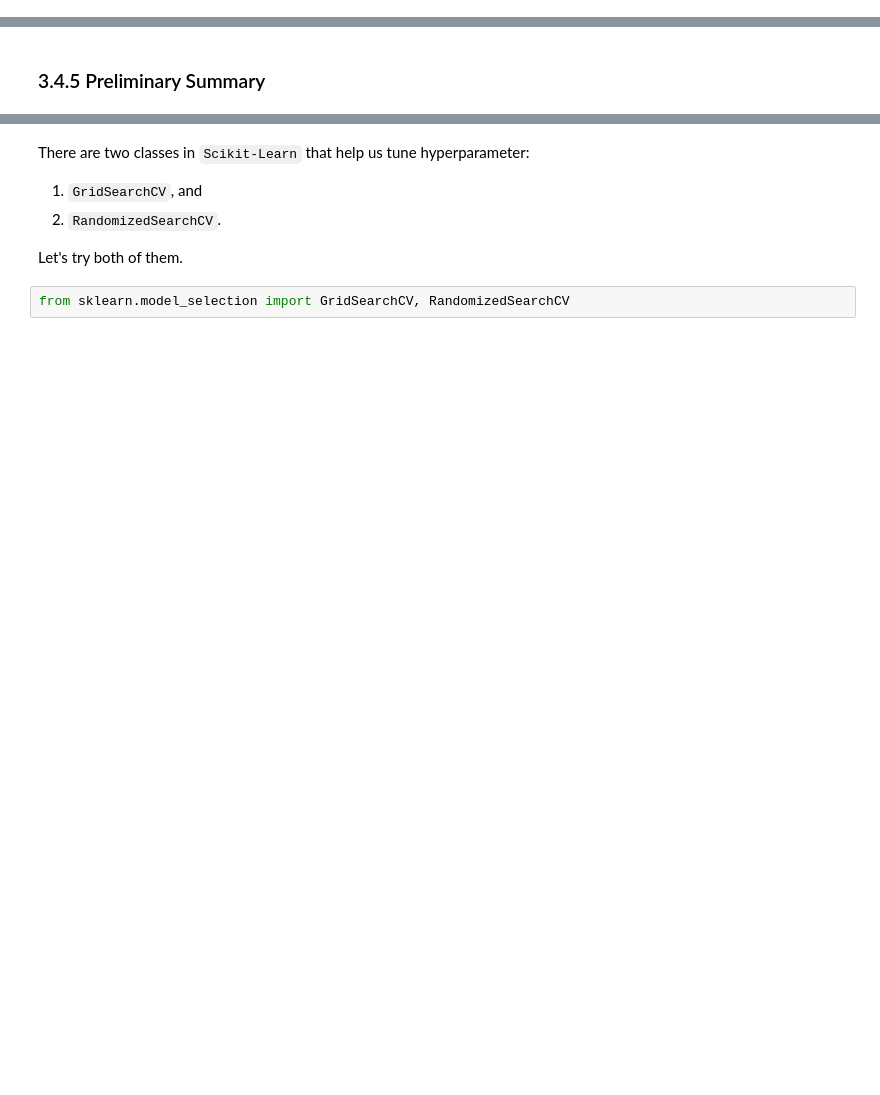
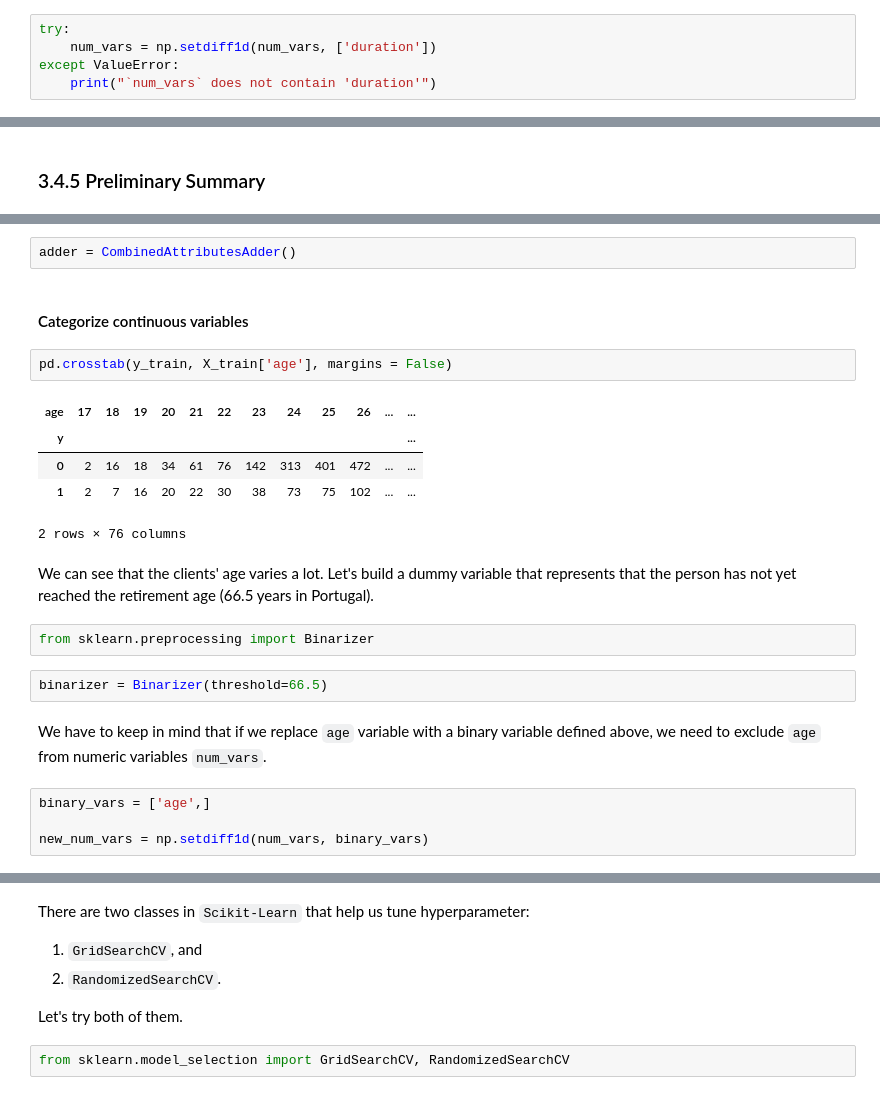
Before and after one commit to mananyev/ML_Exercises, a Jupyter notebook: SKLearn_and_TF_Exercise.ipynb, the cells around one changed output, grey strips where cells are left out. Saved outputs shown, nothing was run; the diff lists cells and outputs as text; blank space fills up the shorter version.

Commit message:
Dropped 'duration' from features (as recommended on the UCI website). Added primitive feature engineering.

```diff
--- a/SKLearn_and_TF_Exercise.ipynb
+++ b/SKLearn_and_TF_Exercise.ipynb
@@ -300,3 +305,8 @@ array(['age', 'duration', 'campaign', 'pdays', 'previous', 'emp.var.rate',
+# %%
+try:
+    num_vars = np.setdiff1d(num_vars, ['duration'])
+except ValueError:
+    print("`num_vars` does not contain 'duration'")
 # %% [markdown]
 ### 3.3.2 Declare the Pipeline
 # %% [markdown]
@@ -453,0 +519,24 @@ Therefore, we have to do some regularization.
+# %%
+adder = CombinedAttributesAdder()
+# %% [markdown]
+#### Categorize continuous variables
+# %%
+pd.crosstab(y_train, X_train['age'], margins = False)
+# %% [output]
+| age | 17 | 18 | 19 | 20 | 21 | 22 | 23 | 24 | 25 | 26 | ... | ... |
+| y |  |  |  |  |  |  |  |  |  |  |  | ... |
+| 0 | 2 | 16 | 18 | 34 | 61 | 76 | 142 | 313 | 401 | 472 | ... | ... |
+| 1 | 2 | 7 | 16 | 20 | 22 | 30 | 38 | 73 | 75 | 102 | ... | ... |
+2 rows × 76 columns
+# %% [markdown]
+We can see that the clients' age varies a lot. Let's build a dummy variable that represents that the person has not yet reached the retirement age (66.5 years in Portugal).
+# %%
+from sklearn.preprocessing import Binarizer
+# %%
+binarizer = Binarizer(threshold=66.5)
+# %% [markdown]
+We have to keep in mind that if we replace `age` variable with a binary variable defined above, we need to exclude `age` from numeric variables `num_vars`.
+# %%
+binary_vars = ['age',]
+
+new_num_vars = np.setdiff1d(num_vars, binary_vars)
```
Also changed, not shown: parts of 35 cells of this notebook.
